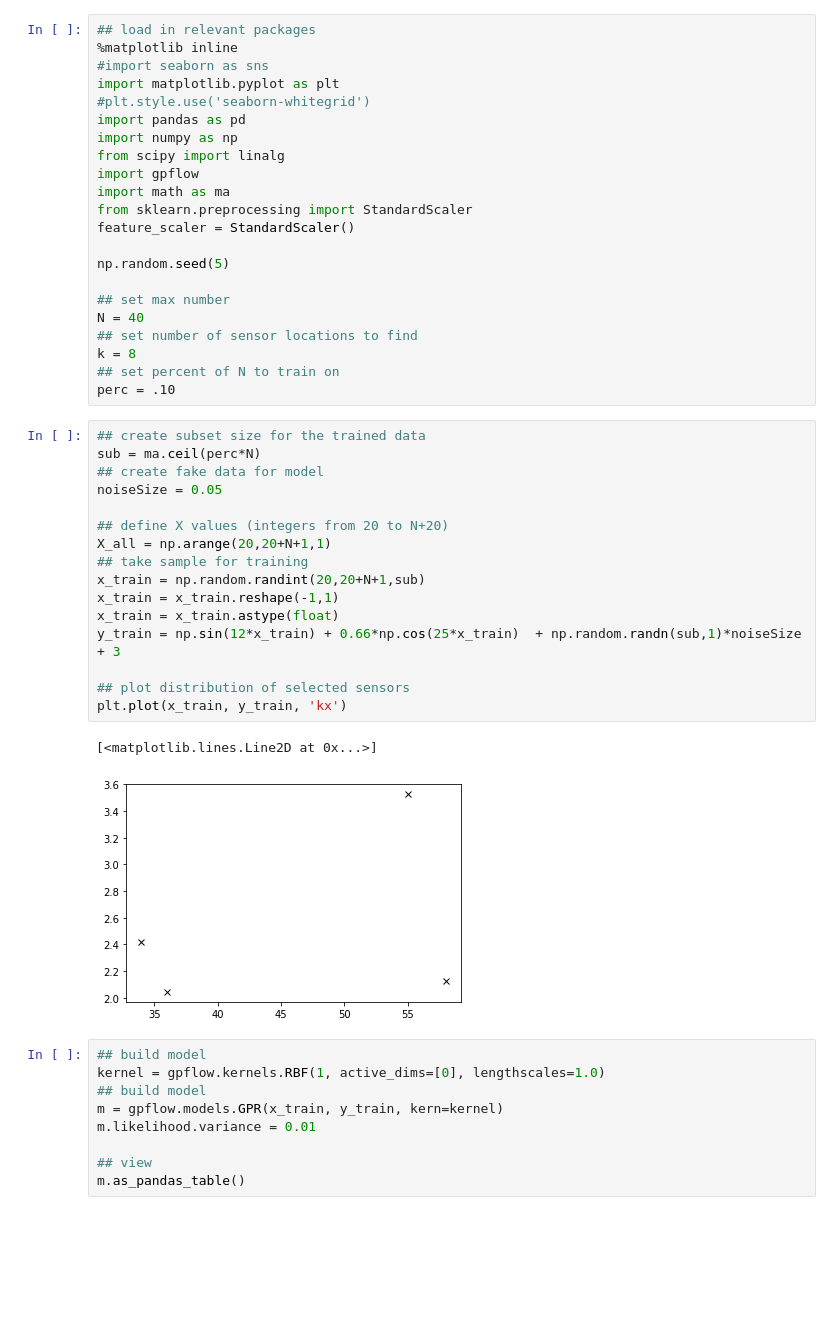
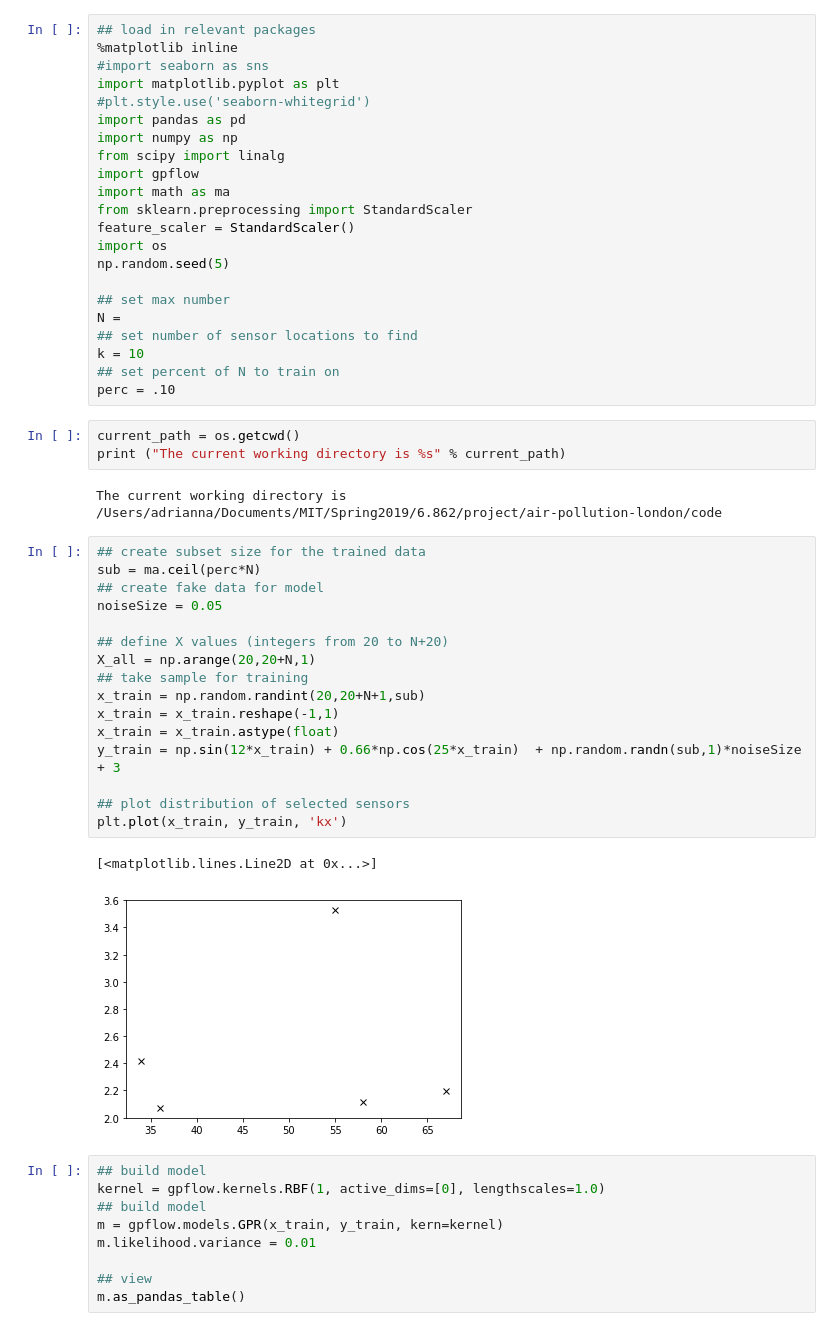
Before and after one commit to aboghozi/air-pollution-london, a Jupyter notebook: code/krause_oed_alg.ipynb, the cells around one changed output. Drawn from its saved outputs; the diff is of its cells as text; blank space fills up the shorter version.

```diff
--- a/code/krause_oed_alg.ipynb
+++ b/code/krause_oed_alg.ipynb
@@ -11,34 +11,39 @@ import gpflow
 import math as ma
 from sklearn.preprocessing import StandardScaler
 feature_scaler = StandardScaler()
-
+import os
 np.random.seed(5)
 
 ## set max number
-N = 40
+N =
 ## set number of sensor locations to find
-k = 8
+k = 10
 ## set percent of N to train on
 perc = .10
+# %%
+current_path = os.getcwd()
+print ("The current working directory is %s" % current_path)
+# %% [output]
+The current working directory is /Users/adrianna/Documents/MIT/Spring2019/6.862/project/air-pollution-london/code
 # %%
 ## create subset size for the trained data
 sub = ma.ceil(perc*N)
 ## create fake data for model
 noiseSize = 0.05
 
 ## define X values (integers from 20 to N+20)
-X_all = np.arange(20,20+N+1,1)
+X_all = np.arange(20,20+N,1)
 ## take sample for training
 x_train = np.random.randint(20,20+N+1,sub)
 x_train = x_train.reshape(-1,1)
 x_train = x_train.astype(float)
 y_train = np.sin(12*x_train) + 0.66*np.cos(25*x_train)  + np.random.randn(sub,1)*noiseSize + 3
 
 ## plot distribution of selected sensors
 plt.plot(x_train, y_train, 'kx')
 # %% [output]
 [<matplotlib.lines.Line2D at 0x...>]
-[figure, old version]
+[figure, new version]
 # %%
 ## build model
 kernel = gpflow.kernels.RBF(1, active_dims=[0], lengthscales=1.0)
```
Also changed, not shown: parts of 6 cells of this notebook.
